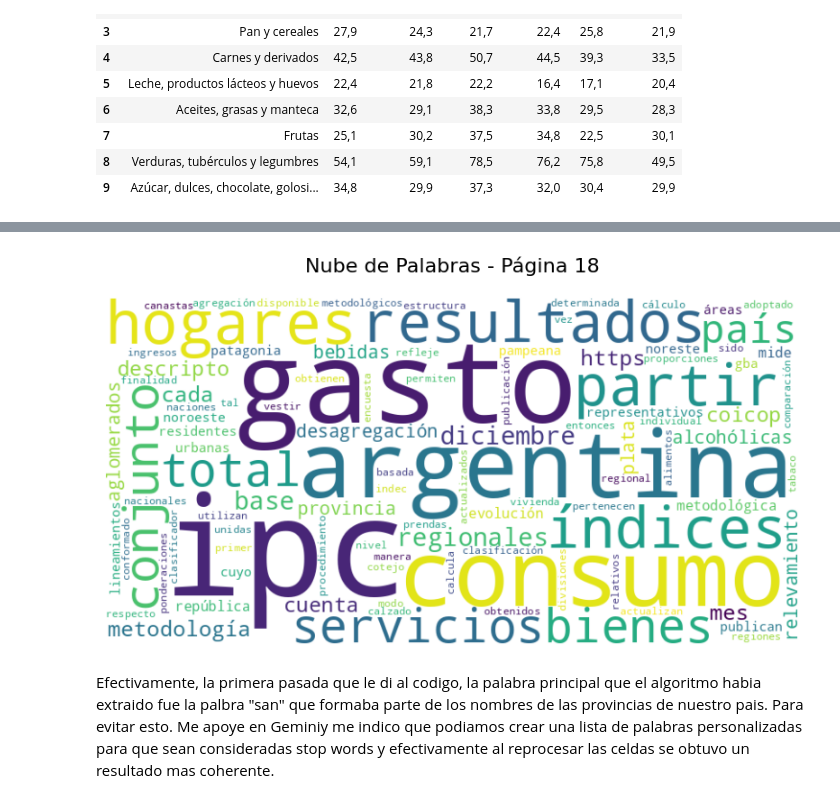
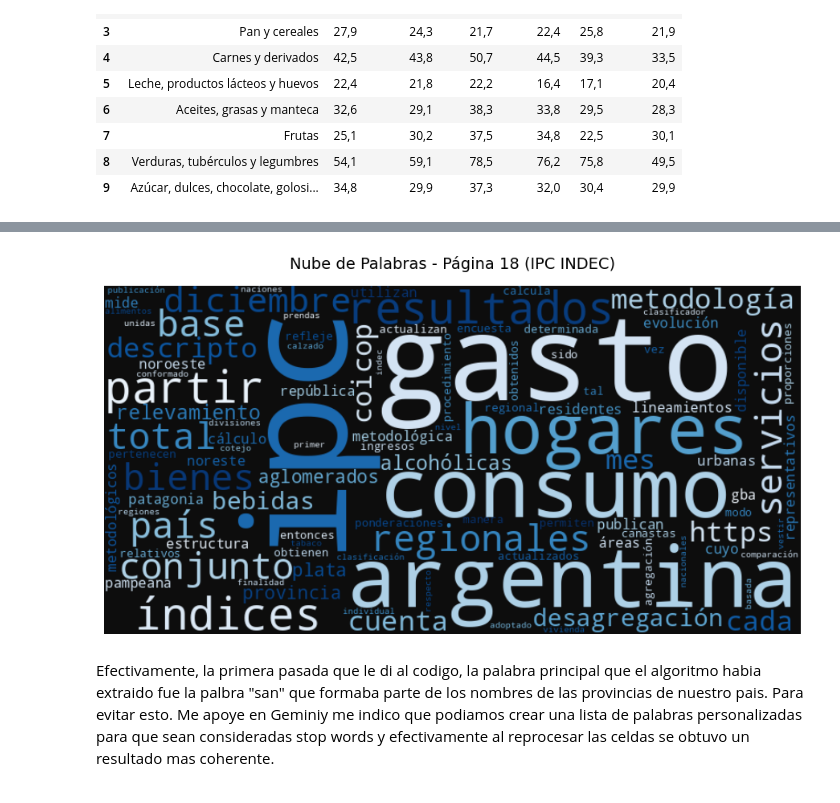
Before and after one commit to LeoRoma8/ISSD_PH, a Jupyter notebook: PH2_PDF_EXTRACTOR_ROMANUTTI_LEONARDO.ipynb, the cells around one changed output, grey strips where cells are left out. Saved outputs shown, nothing was run; the diff lists cells and outputs as text; code cells hidden in the pictures.

```diff
--- a/PH2_PDF_EXTRACTOR_ROMANUTTI_LEONARDO.ipynb
+++ b/PH2_PDF_EXTRACTOR_ROMANUTTI_LEONARDO.ipynb
@@ -188,10 +184,8 @@ import string
 from collections import Counter
 import pandas as pd
 import plotly.express as px
-from wordcloud import WordCloud
-import matplotlib.pyplot as plt
 
-# Descargar recursos necesarios de NLTK (incluyendo 'punkt_tab')
+# Descargar recursos necesarios de NLTK
 nltk.download('punkt', quiet=True)
 nltk.download('punkt_tab', quiet=True)
 nltk.download('stopwords', quiet=True)
@@ -206,7 +200,6 @@ tokens = word_tokenize(texto_pagina.lower())
 # 2. Limpieza de stopwords y signos de puntuación
 stop_words_es = set(stopwords.words('spanish'))
 
-# Añadimos stopwords personalizadas e incluimos conectores y prefijos geográficos como 'san' o 'santa'
 stop_words_es.update([
     'septiembre', '2026', 'índice', 'precios', 'consumidor', 'porcentaje',
     'cuadro', 'gráfico', 'página', 'nacional', 'región', 'cobertura',
@@ -215,17 +208,32 @@ stop_words_es.update([
 
 puntuacion = set(string.punctuation) | {'“', '”', '...', '..', '•', '–'}
 
-tokens_limpios = [token for token in tokens if token not in stop_words_es and token not in puntuacion and token.isalpha()]
+tokens_limpios = [
+    token for token in tokens
+    if token not in stop_words_es and token not in puntuacion and token.isalpha()
+]
 
 # Obtener frecuencia de palabras
 frecuencia_palabras = Counter(tokens_limpios)
 top_15_palabras = frecuencia_palabras.most_common(15)
 
-# Crear DataFrame para el gráfico
+# Crear DataFrame ordenado para gráfico horizontal
 df_frecuencias = pd.DataFrame(top_15_palabras, columns=['Palabra', 'Frecuencia'])
-# Ordenar para que las barras más largas queden arriba en el gráfico horizontal
 df_frecuencias = df_frecuencias.sort_values(by='Frecuencia', ascending=True)
 
-print("Top 15 palabras más frecuentes extraídas (sin prefijos geográficos):")
+print("Top 15 palabras más frecuentes extraídas:")
 display(df_frecuencias.sort_values(by='Frecuencia', ascending=False))
+
+# 3. Visualización: Gráfico de barras
+fig = px.bar(
+    df_frecuencias,
+    x='Frecuencia',
+    y='Palabra',
+    orientation='h',
+    title='Top 15 Palabras más frecuentes - Página 18 (IPC INDEC)',
+    text='Frecuencia',
+    color_discrete_sequence=['#74ACDF']
+)
+fig.update_layout(template='plotly_dark', yaxis_title='', xaxis_title='Frecuencia absoluta')
+fig.show()
 # %% [output]
@@ -270,25 +279,29 @@ fig_barras.show()
 # %% [output]
 [interactive output not drawn]
 # %%
+from wordcloud import WordCloud
+import matplotlib.pyplot as plt
+
 # 4. Generación de la Nube de Palabras
 texto_para_nube = " ".join(tokens_limpios)
 
 wordcloud = WordCloud(
     width=800,
     height=400,
-    background_color='white',
-    colormap='viridis',
+    background_color='#0d0d0d',  # Fondo oscuro consistente con el gráfico anterior
+    colormap='Blues',
     max_words=100
 ).generate(texto_para_nube)
 
 # Visualización de la Nube de Palabras
 plt.figure(figsize=(10, 5))
 plt.imshow(wordcloud, interpolation='bilinear')
 plt.axis('off')
-plt.title('Nube de Palabras - Página 18', fontsize=16, pad=20)
+plt.title('Nube de Palabras - Página 18 (IPC INDEC)', fontsize=14, pad=15)
+plt.tight_layout()
 plt.show()
 # %% [output]
-[figure, old version]
+[figure, new version]
 # %% [markdown]
 Efectivamente, la primera pasada que le di al codigo, la palabra principal que el algoritmo habia extraido fue la palbra "san" que formaba parte de los nombres de las provincias de nuestro pais. Para evitar esto. Me apoye en Geminiy me indico que podiamos crear una lista de palabras personalizadas para que sean consideradas stop words y efectivamente al reprocesar las celdas se obtuvo un resultado mas coherente.
 # %% [markdown]
```
Also changed, not shown: parts of 3 cells of this notebook.
